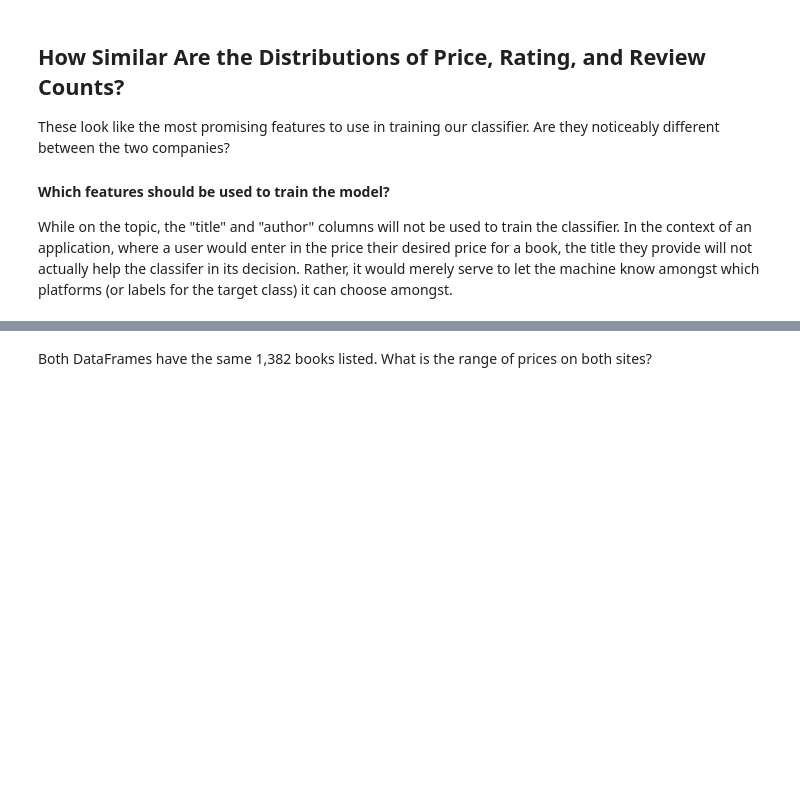
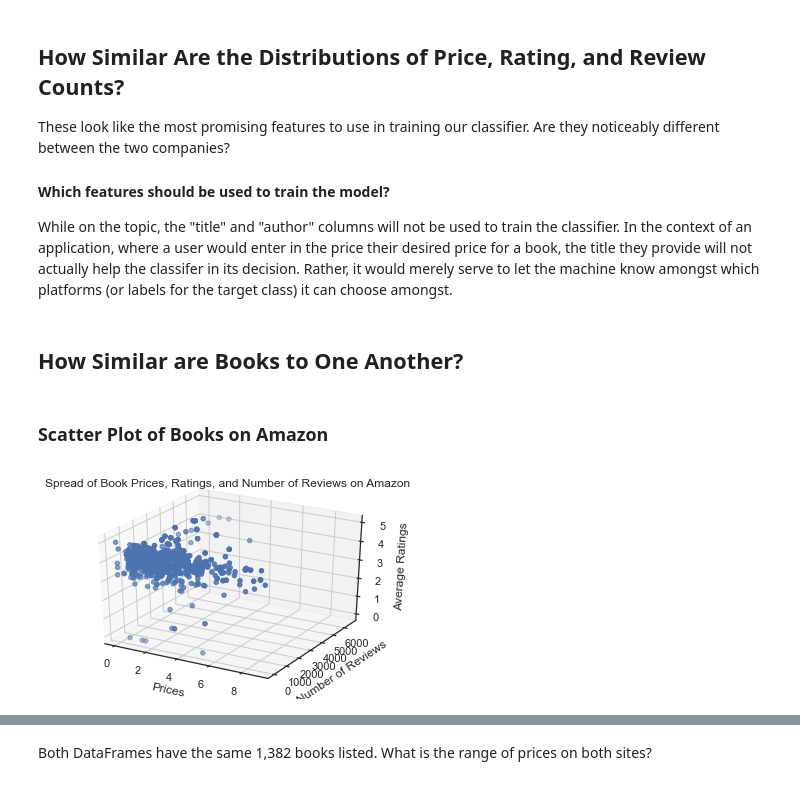
Before and after one commit to UPstartDeveloper/bookstore-classifier, a Jupyter notebook: classifications.ipynb, the cells around one changed output, grey strips where cells are left out. Drawn from its saved outputs; the diff is of its cells as text; code cells hidden in the pictures; blank space fills up the shorter version.

Commit message:
Show covariance of dataset in 3d scatterplots.

```diff
--- a/classifications.ipynb
+++ b/classifications.ipynb
@@ -286,3 +286,22 @@ These look like the most promising features to use in training our classifier. A
 
 #### Which features should be used to train the model?
 While on the topic, the "title" and "author" columns will not be used to train the classifier. In the context of an application, where a user would enter in the price their desired price for a book, the title they provide will not actually help the classifer in its decision. Rather, it would merely serve to let the machine know amongst which platforms (or labels for the target class) it can choose amongst.
+# %% [markdown]
+## How Similar are Books to One Another?
+# %% [markdown]
+### Scatter Plot of Books on Amazon
+# %%
+def plot_3D(df, company_name):
+    ax = plt.subplot(projection="3d")
+    ax.scatter3D(df['price'],
+                 df['reviews count'],
+                 df['rating'])
+    ax.set_xlabel('Prices')
+    ax.set_ylabel('Number of Reviews')
+    ax.set_zlabel('Average Ratings')
+    ax.set_title(f'Spread of Book Prices, Ratings, and Number of Reviews on {company_name}')
+    plt.show()
+
+plot_3D(amzn_df, 'Amazon')
+# %% [output]
+[figure, added]
```
Also changed, not shown: parts of 9 cells of this notebook.
